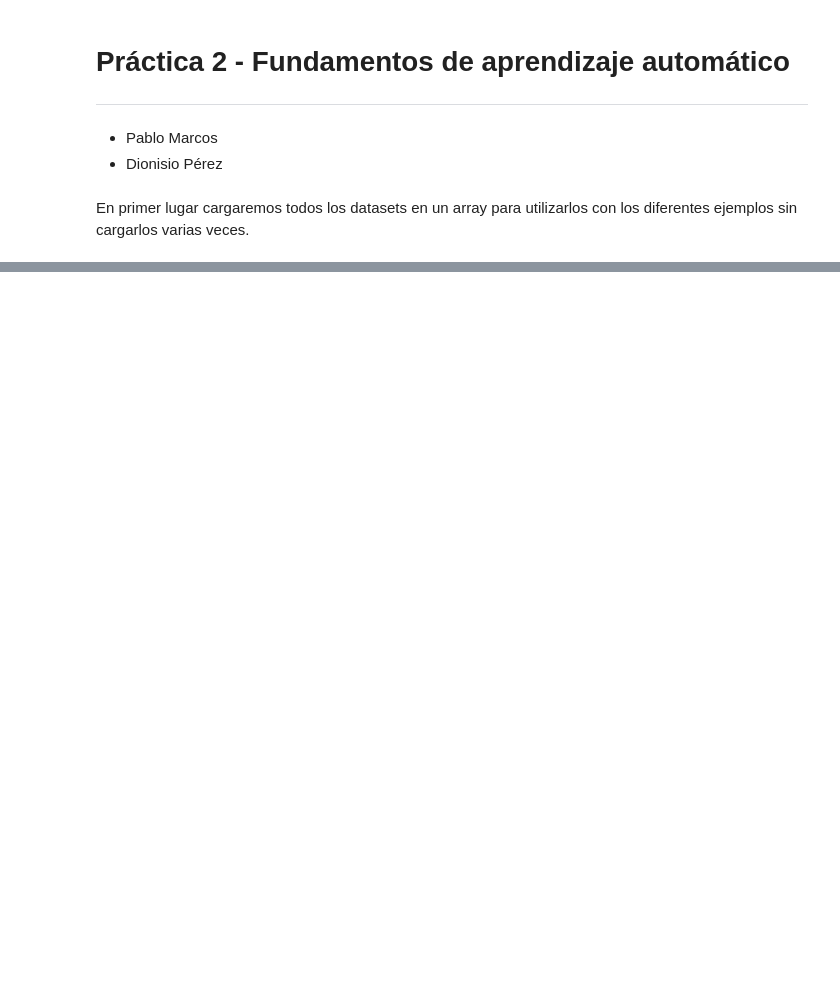
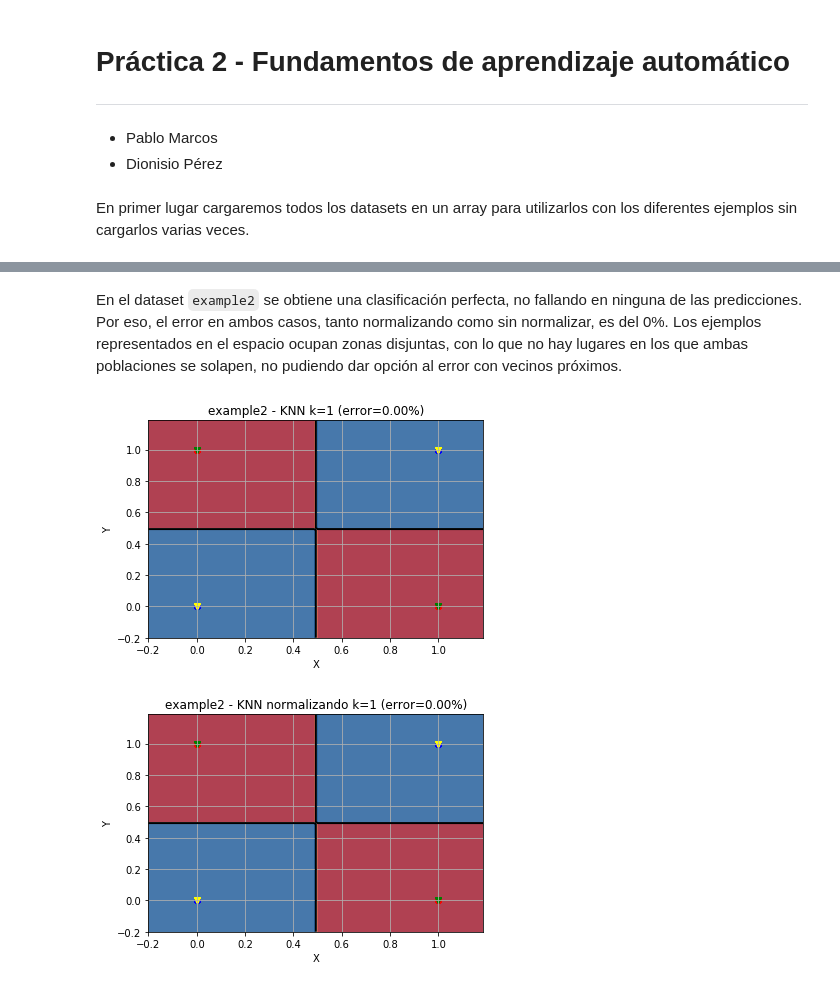
Before and after one commit to pablomm/faa, a Jupyter notebook: Practica2/Practica2.ipynb, the cells around one changed output, grey strips where cells are left out. Saved outputs shown, nothing was run; the diff lists cells and outputs as text; code cells hidden in the pictures; blank space fills up the shorter version.

```diff
--- a/Practica2/Practica2.ipynb
+++ b/Practica2/Practica2.ipynb
@@ -82,0 +134,13 @@ La normalización no cambia significativamente los resultados, obviando el ejemp
+# %% [markdown]
+En el dataset `example2` se obtiene una clasificación perfecta, no fallando en ninguna de las predicciones. Por eso, el error en ambos casos, tanto normalizando como sin normalizar, es del 0%. Los ejemplos representados en el espacio ocupan zonas disjuntas, con lo que no hay lugares en los que ambas poblaciones se solapen, no pudiendo dar opción al error con vecinos próximos.
+# %%
+# Plot example 2
+example = 1
+k = vecinos[np.argmin(errores_medios[example,:,1])]
+k_normaliza = vecinos[np.argmin(errores_medios[example,:,0])]
+error = np.min(errores_medios[example,:,1])
+error_normaliza = np.min(errores_medios[example,:,0])
+dibujar_fronteras_knn(datasets[example], dataset_names[example], k, k_normaliza, error, error_normaliza)
+# %% [output]
+[figure, added]
+[figure, added]
```
Also changed, not shown: parts of 34 cells of this notebook, 3 other files.
